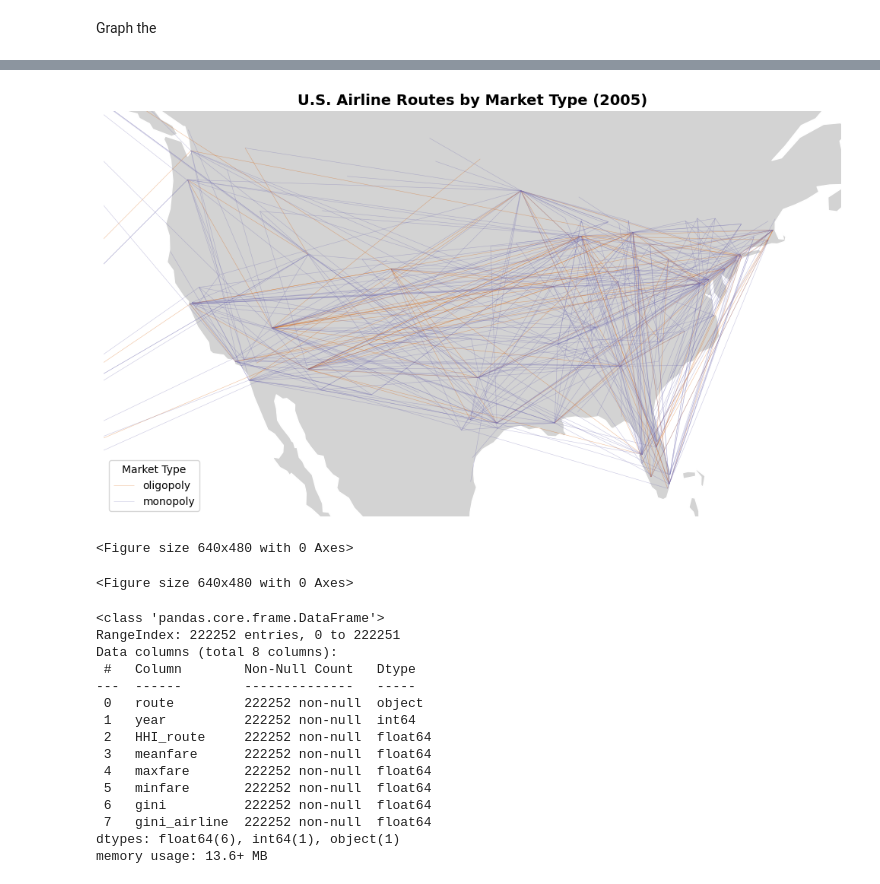
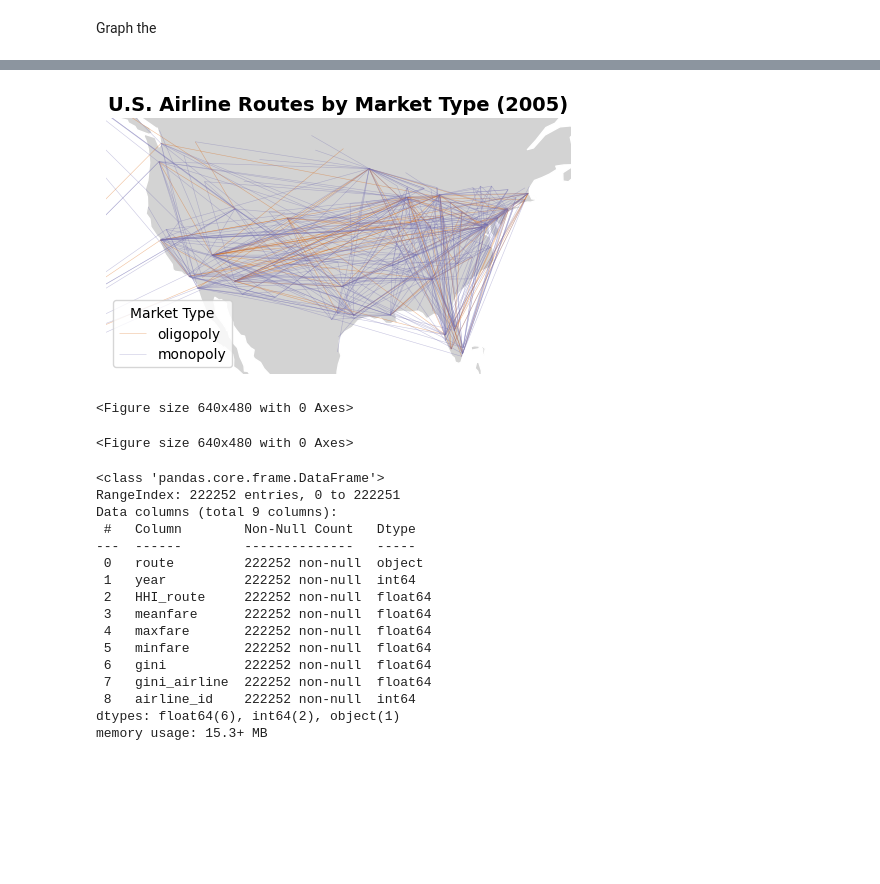
Before and after one commit to yuancx2025/526_project_group2, a Jupyter notebook: Data_science.ipynb, the cells around one changed output, grey strips where cells are left out. Saved outputs shown, nothing was run; the diff lists cells and outputs as text; code cells hidden in the pictures; blank space fills up the shorter version.

```diff
--- a/Data_science.ipynb
+++ b/Data_science.ipynb
@@ -172,35 +168,35 @@ routes_sample["geometry"] = [
     for _, r in routes_sample.iterrows()
 ]
 routes_gdf = gpd.GeoDataFrame(routes_sample, geometry="geometry", crs="EPSG:4326")
 
 color_map = {
     "competitive": "#1b9e77",
     "oligopoly": "#d95f02",
     "monopoly": "#7570b3"
 }
 
-fig, ax = plt.subplots(figsize=(10, 6))
+fig, ax = plt.subplots(figsize=(5, 3))
 usa.plot(ax=ax, color="lightgray", edgecolor="white")
 
 # --- plot each market type if it exists ---
 for label, color in color_map.items():
     subset = routes_gdf[routes_gdf["market_type"] == label]
     if len(subset) > 0 and subset.geometry.notna().any():
         subset = subset[subset.geometry.is_valid]
         subset.plot(ax=ax, color=color, linewidth=0.4,
                     alpha=0.4, label=label)
 
 # --- decorations ---
 plt.legend(title="Market Type", loc="lower left", frameon=True)
 plt.title("U.S. Airline Routes by Market Type (2005)", fontsize=14, weight="bold")
 plt.xlim(-130, -65)
 plt.ylim(24, 50)
 plt.axis("off")
 plt.tight_layout()
 plt.show()
 plt.figure()
 # %% [output]
-[figure, old version]
+[figure, new version]
 <Figure size 640x480 with 0 Axes>
 <Figure size 640x480 with 0 Axes>
 # %%
@@ -210,11 +206,11 @@ import pandas as pd
 data["route"] = data["origin"].astype(str) + "_" + data["dest"].astype(str)
 df = data.copy()
 # check variable
-df[['route','year','HHI_route','meanfare','maxfare','minfare','gini','gini_airline']].info()
+df[['route','year','HHI_route','meanfare','maxfare','minfare','gini','gini_airline','airline_id']].info()
 # %% [output]
 <class 'pandas.core.frame.DataFrame'>
 RangeIndex: 222252 entries, 0 to 222251
-Data columns (total 8 columns):
+Data columns (total 9 columns):
  #   Column        Non-Null Count   Dtype
 ---  ------        --------------   -----
  0   route         222252 non-null  object
@@ -225,8 +221,9 @@ Data columns (total 8 columns):
  5   minfare       222252 non-null  float64
  6   gini          222252 non-null  float64
  7   gini_airline  222252 non-null  float64
-dtypes: float64(6), int64(1), object(1)
-memory usage: 13.6+ MB
+ 8   airline_id    222252 non-null  int64
+dtypes: float64(6), int64(2), object(1)
+memory usage: 15.3+ MB
 # %%
 !pip install linearmodels --quiet
 # %%
```
Also changed, not shown: parts of 13 cells of this notebook.
